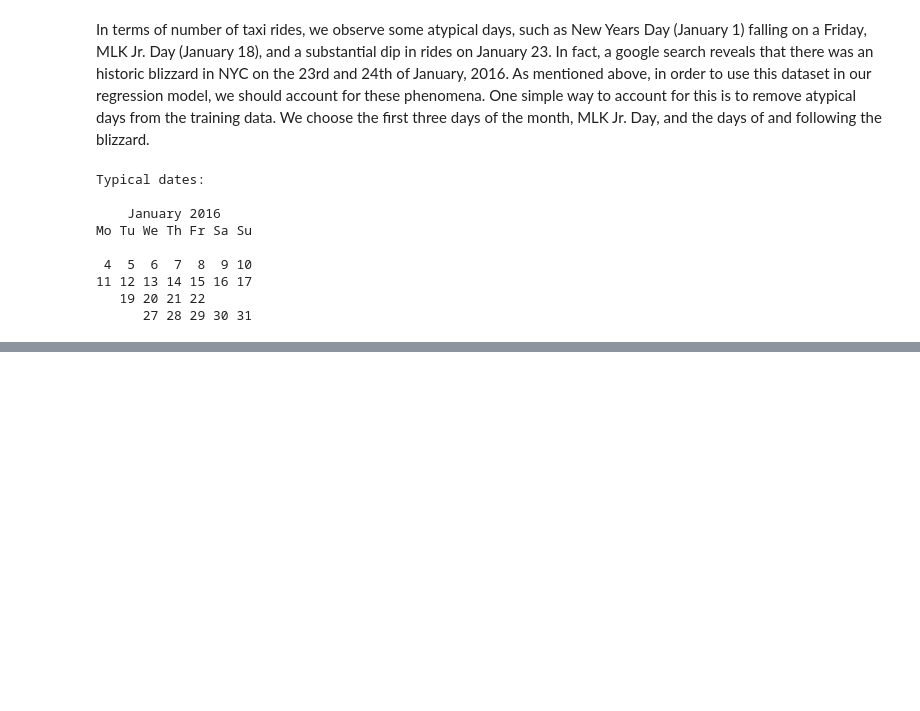
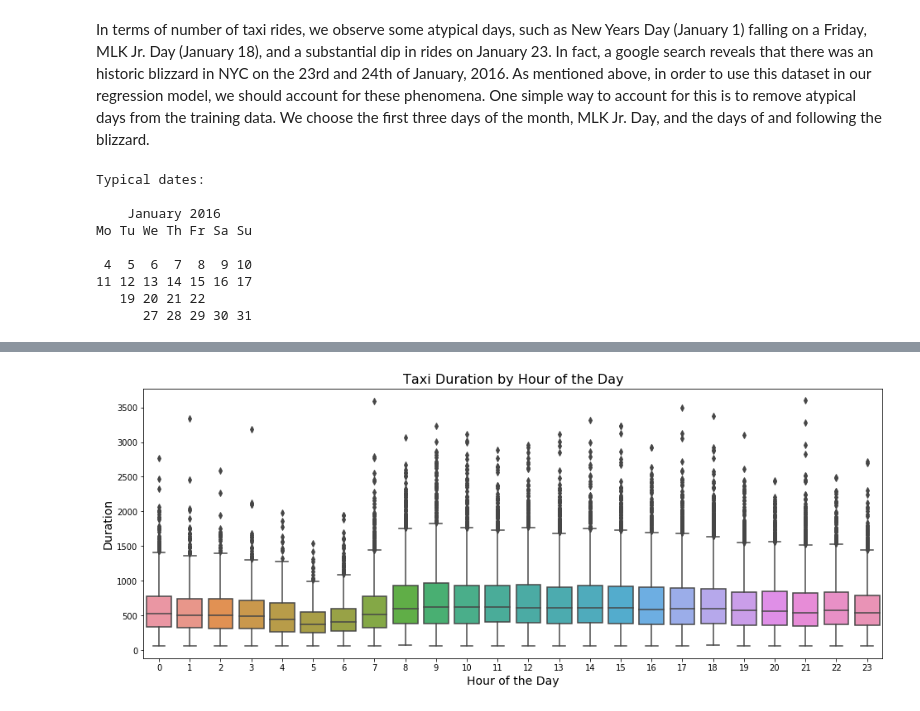
Before and after one commit to jcpagadora/Predict-Taxi-Ride-Duration, a Jupyter notebook: Predicting Manhattan Taxi Ride Duration.ipynb, the cells around one changed output, grey strips where cells are left out. Saved outputs shown, nothing was run; the diff lists cells and outputs as text; code cells hidden in the pictures; blank space fills up the shorter version.

```diff
--- a/Predicting Manhattan Taxi Ride Duration.ipynb
+++ b/Predicting Manhattan Taxi Ride Duration.ipynb
@@ -185,0 +219,5 @@ Mo Tu We Th Fr Sa Su
+# %%
+# Here we plot the duration by hour of the day
+duration_boxplot(train, 'hour', 'Hour of the Day')
+# %% [output]
+[figure, added]
```
Also changed, not shown: parts of 33 cells of this notebook.
